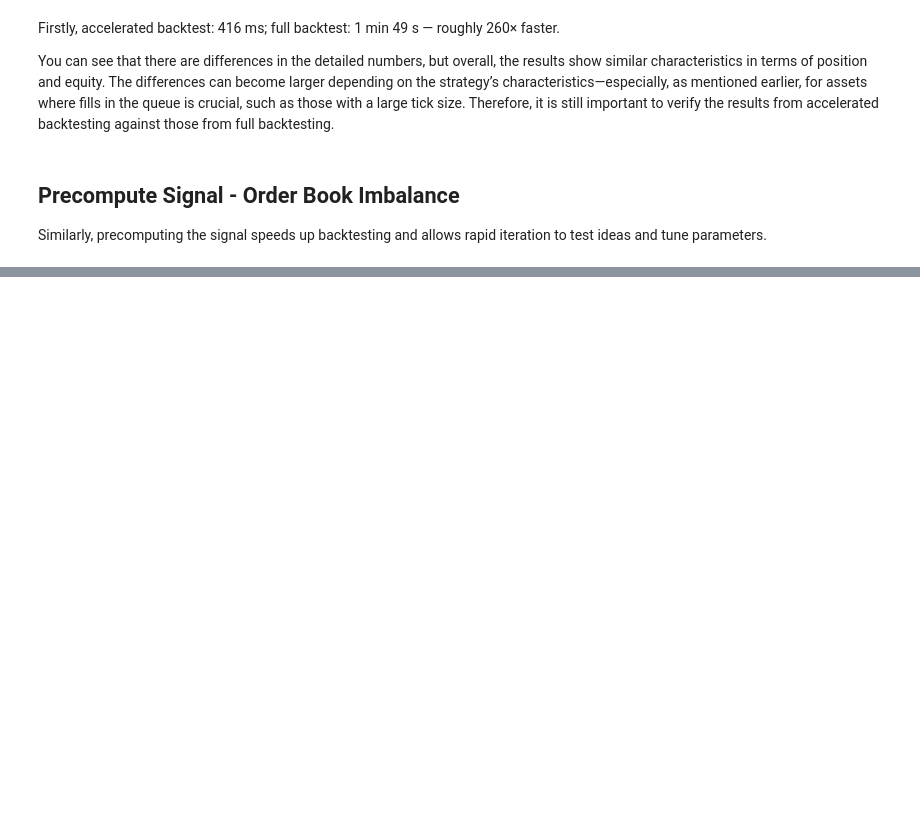
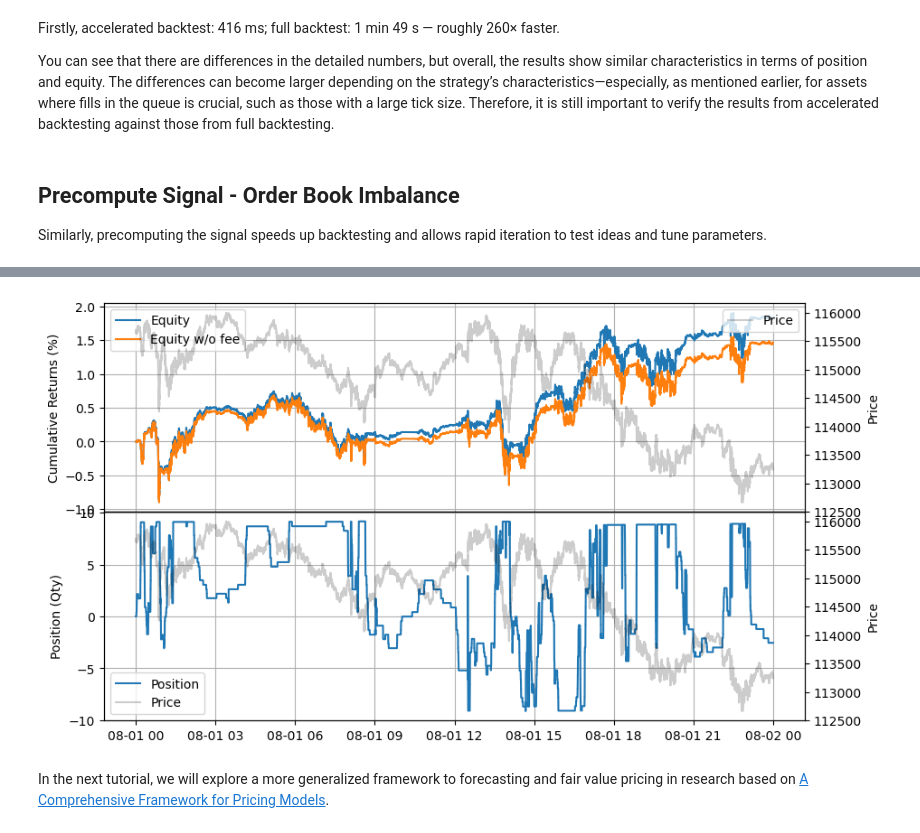
Before and after one commit to nkaz001/hftbacktest, a Jupyter notebook: examples/Accelerated Backtesting.ipynb, the cells around one changed output, grey strips where cells are left out. Drawn from its saved outputs; the diff is of its cells as text; code cells hidden in the pictures; blank space fills up the shorter version.

Commit message:
docs: finalize Accelerated Backtesting tutorial.

```diff
--- a/examples/Accelerated Backtesting.ipynb
+++ b/examples/Accelerated Backtesting.ipynb
@@ -1353,0 +1558,25 @@ to be continued...
+# %%
+%%time
+
+record = accelerated_backtest(
+        vamp_eff / tick_size,
+        relative_half_spread,
+        skew,
+        order_notional_value,
+        max_notional_position,
+        fee_per_value,
+        tick_size,
+        lot_size,
+        local_ts,
+        best_bid_tick,
+        best_ask_tick,
+        bid_fill_tick,
+        ask_fill_tick,
+        order_ack_ts,
+        bid_fill_tick_ack,
+        ask_fill_tick_ack,
+        best_bid_tick_ack,
+        best_ask_tick_ack,
+        bid_fill_tick_after_ack,
+        ask_fill_tick_after_ack
+)
@@ -1353,0 +1586,9 @@ to be continued...
+# %%
+from hftbacktest.stats import LinearAssetRecord
+
+stats = (
+    LinearAssetRecord(record)
+        .resample('1s')
+        .stats(book_size=max_notional_position)
+)
+stats.summary()
@@ -1353,0 +1600,6 @@ to be continued...
+# %%
+stats.plot()
+# %% [output]
+[figure, added]
+# %% [markdown]
+In the next tutorial, we will explore a more generalized framework to forecasting and fair value pricing in research based on [A Comprehensive Framework for Pricing Models](https://hftbacktest.readthedocs.io/en/latest/tutorials/Market%20Making%20with%20Alpha%20-%20APT.html#A-Comprehensive-Framework-for-Pricing-Models).
```
Also changed, not shown: parts of 8 cells of this notebook.
